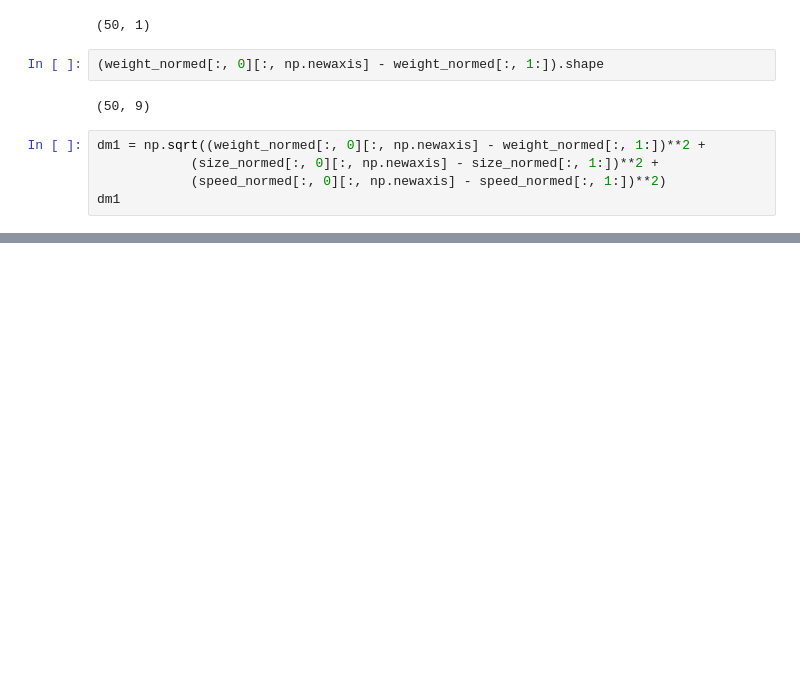
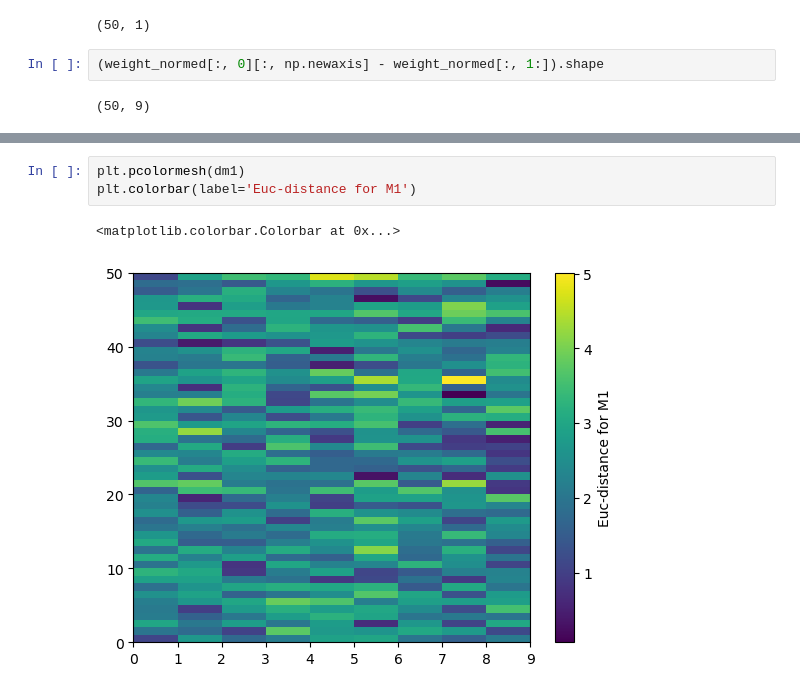
Before and after one commit to andreall/dicca__python_course, a Jupyter notebook: 00_exercise.ipynb, the cells around one changed output, grey strips where cells are left out. Cells and saved outputs as stored; diff of their text form; blank space fills up the shorter version.

```diff
--- a/00_exercise.ipynb
+++ b/00_exercise.ipynb
@@ -61,8 +61,3 @@ np.reshape(weight_normed[:, 0], (50, 1)).shape
 (weight_normed[:, 0][:, np.newaxis] - weight_normed[:, 1:]).shape
 # %% [output]
 (50, 9)
-# %%
-dm1 = np.sqrt((weight_normed[:, 0][:, np.newaxis] - weight_normed[:, 1:])**2 +
-            (size_normed[:, 0][:, np.newaxis] - size_normed[:, 1:])**2 +
-            (speed_normed[:, 0][:, np.newaxis] - speed_normed[:, 1:])**2)
-dm1
@@ -86,0 +87,6 @@ array([[1.0732668 , 2.70201502, 1.73878137, 2.13791584, 2.90025936,
+# %%
+plt.pcolormesh(dm1)
+plt.colorbar(label='Euc-distance for M1')
+# %% [output]
+<matplotlib.colorbar.Colorbar at 0x...>
+[figure, added]
```
Also changed, not shown: parts of 4 cells of this notebook, 1 other file.
